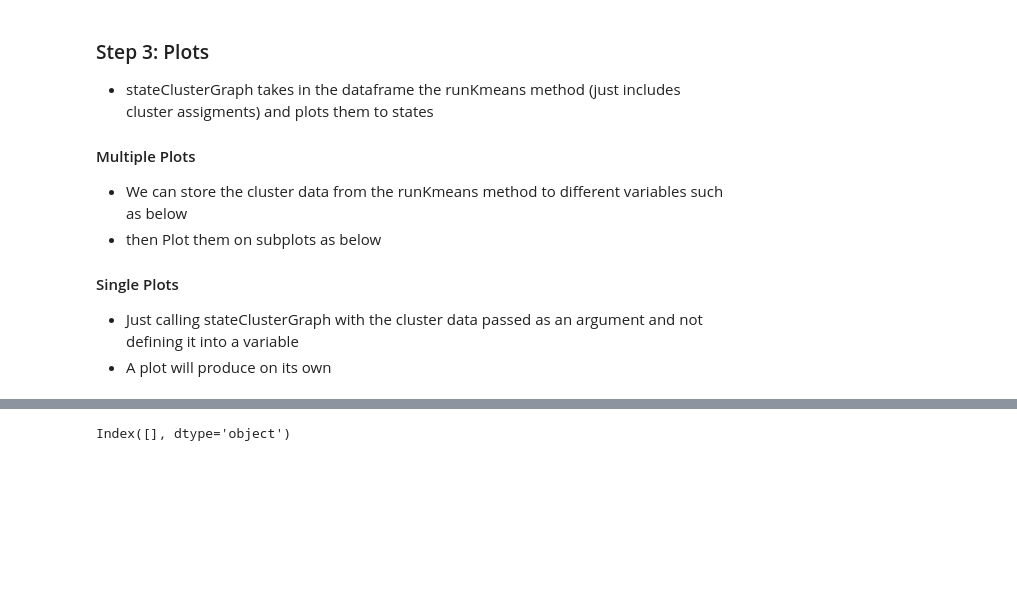
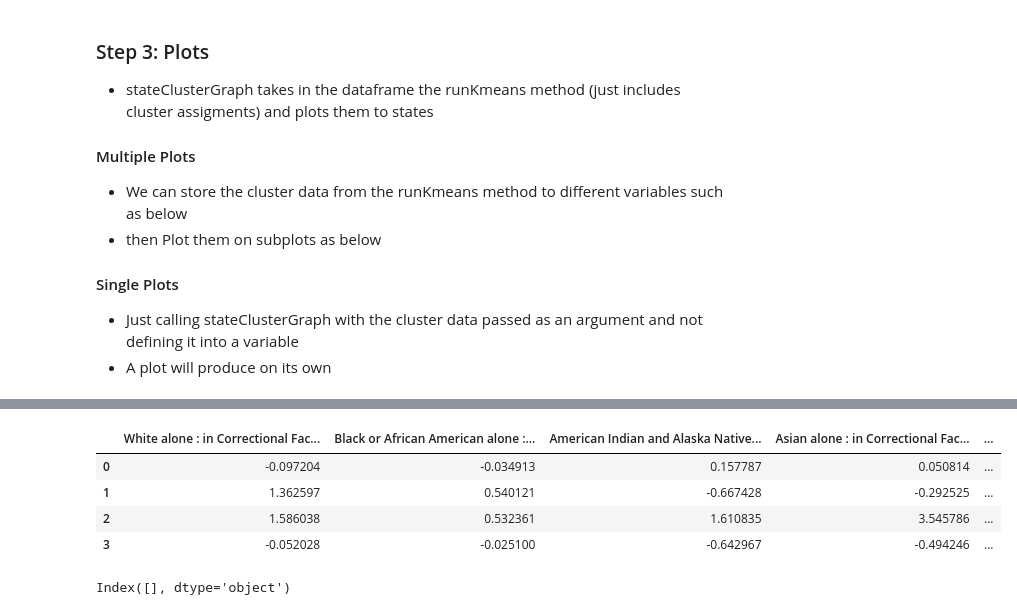
Before and after one commit to lorenzom222/CSC240_Project, a Jupyter notebook: final_project.ipynb, the cells around one changed output, grey strips where cells are left out. Drawn from its saved outputs; the diff is of its cells as text; code cells hidden in the pictures; blank space fills up the shorter version.

```diff
--- a/final_project.ipynb
+++ b/final_project.ipynb
@@ -543,9 +548,9 @@ rate_df_male = rate_df_whole.filter(regex='.*(Geography|Male).*') # Male rates
 rate_df_female = rate_df_whole.filter(regex='.*(Geography|[Fem]ale).*') # Female rates
 
 corr_df_whole =df.filter(regex='^(?!.*(rate|Percent|Population)).*')
-corr_df_total = rate_df_whole.filter(regex='^(?!.*([Mm]ale)).*') # Total rates
-corr_df_male = rate_df_whole.filter(regex='.*(Geography|Male).*') # Male rates
-corr_df_female = rate_df_whole.filter(regex='.*(Geography|[Fem]ale).*') # Female rates
+corr_df_total = corr_df_whole.filter(regex='^(?!.*([Mm]en)).*') # Total rates
+corr_df_male = corr_df_whole.filter(regex='.*(Geography|Men).*') # Male rates
+corr_df_female = corr_df_whole.filter(regex='.*(Geography|[Wom]en).*') # Female rates
 
 per_df_whole=pd.DataFrame()
 per_df_whole["Geography"] = df["Geography"]
@@ -651,0 +812,4 @@ In a future version, `df.iloc[:, i] = newvals` will attempt to set the values in
+# %%
+per_t_df, per_m_df, per_f_df = get_expectation_values(k_pt, k_pm, k_pf, per_df_total, per_df_male, per_df_female, n)
+rate_t_df, rate_m_df, rate_f_df = get_expectation_values(k_rt, k_rm, k_rf, rate_df_total, rate_df_male, rate_df_female, n)
+corr_t_df, corr_m_df, corr_f_df = get_expectation_values(k_ct, k_cm, k_cd,corr_df_total, rate_df_male, rate_df_female, n)
@@ -652,3 +889,11 @@ In a future version, `df.iloc[:, i] = newvals` will attempt to set the values in
+# %%
+corr_m_df
+# %% [output]
+|  | White alone : in Correctional Fac... | Black or African American alone :... | American Indian and Alaska Native... | Asian alone : in Correctional Fac... | ... |
+| 0 | -0.097204 | -0.034913 | 0.157787 | 0.050814 | ... |
+| 1 | 1.362597 | 0.540121 | -0.667428 | -0.292525 | ... |
+| 2 | 1.586038 | 0.532361 | 1.610835 | 3.545786 | ... |
+| 3 | -0.052028 | -0.025100 | -0.642967 | -0.494246 | ... |
 # %%
 def has_float_over_100(column):
     return (column.dtype == 'float') & (column > 100).any()
```
Also changed, not shown: parts of 30 cells of this notebook.
